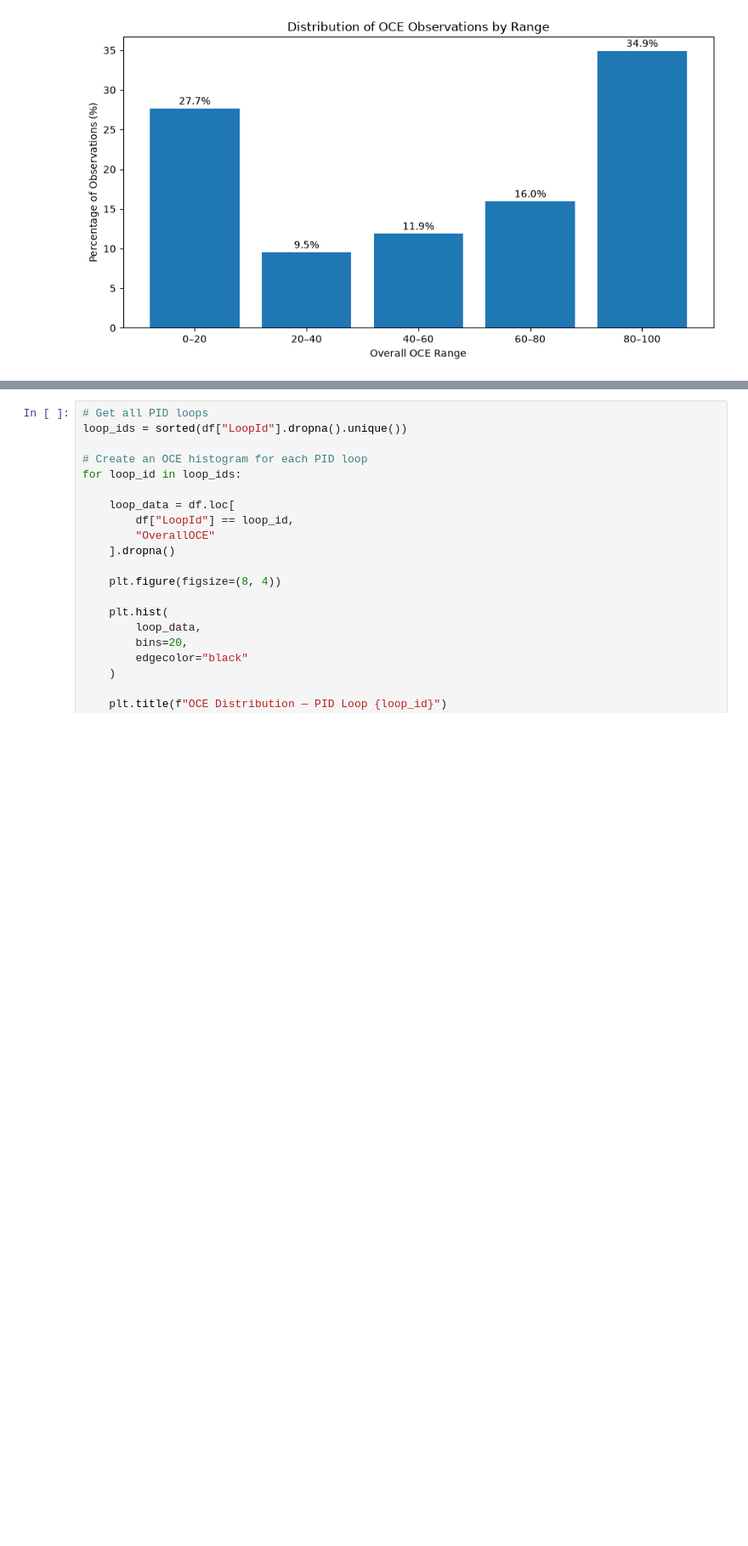
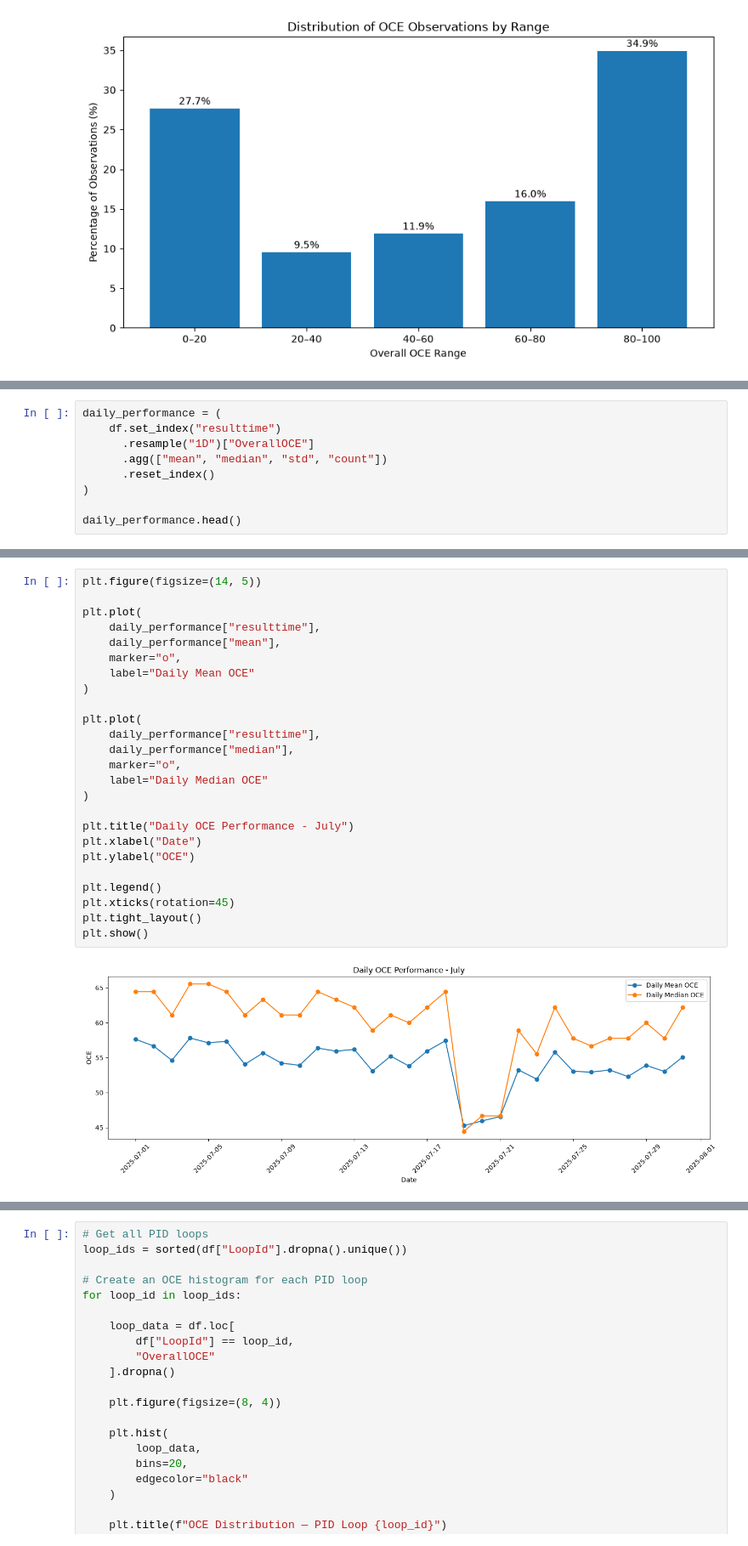
Before and after one commit to DataByThinh/control-station, a Jupyter notebook: notebooks/eda.ipynb, the cells around one changed output, grey strips where cells are left out. Shown at 85% size. Saved outputs shown, nothing was run; the diff lists cells and outputs as text; blank space fills up the shorter version.

```diff
--- a/notebooks/eda.ipynb
+++ b/notebooks/eda.ipynb
@@ -767,0 +927,9 @@ plt.show()
+# %%
+daily_performance = (
+    df.set_index("resulttime")
+      .resample("1D")["OverallOCE"]
+      .agg(["mean", "median", "std", "count"])
+      .reset_index()
+)
+
+daily_performance.head()
@@ -768 +943,28 @@ plt.show()
+# %%
+plt.figure(figsize=(14, 5))
+
+plt.plot(
+    daily_performance["resulttime"],
+    daily_performance["mean"],
+    marker="o",
+    label="Daily Mean OCE"
+)
+
+plt.plot(
+    daily_performance["resulttime"],
+    daily_performance["median"],
+    marker="o",
+    label="Daily Median OCE"
+)
+
+plt.title("Daily OCE Performance - July")
+plt.xlabel("Date")
+plt.ylabel("OCE")
+
+plt.legend()
+plt.xticks(rotation=45)
+plt.tight_layout()
+plt.show()
+# %% [output]
+[figure, added]
 # %% [markdown]
```
Also changed, not shown: parts of 29 cells of this notebook.
